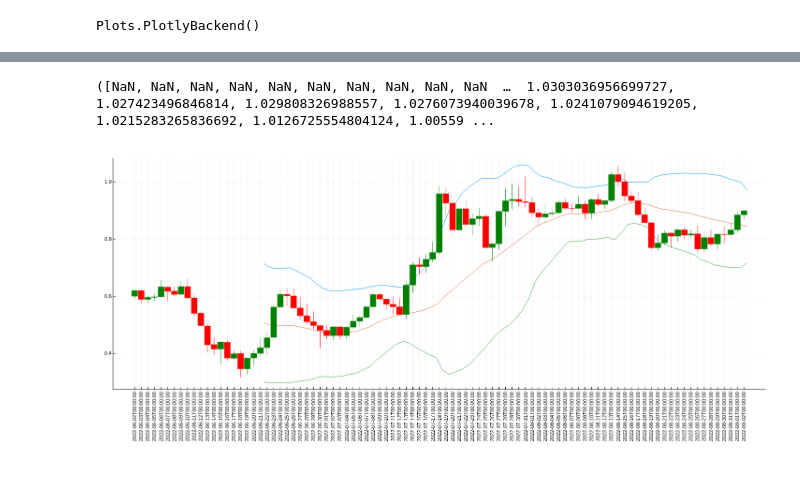
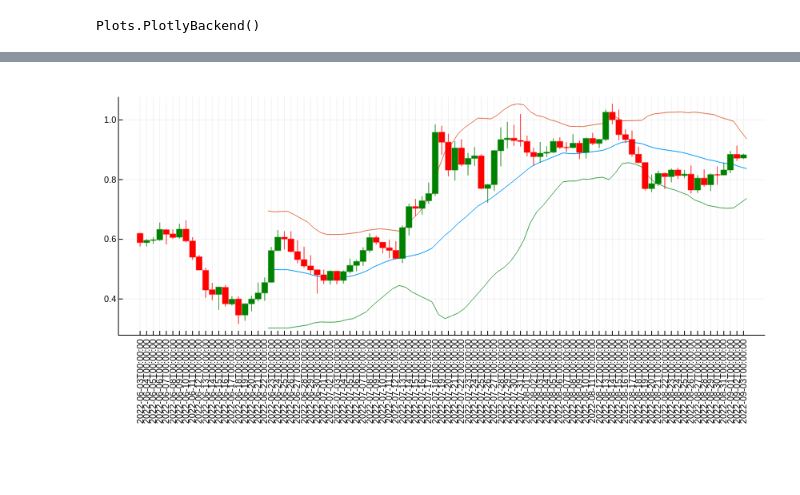
Before and after one commit to loribao/CodandoUsTrade, a Jupyter notebook: BollingerBands.ipynb, the cells around one changed output, grey strips where cells are left out. Cells and saved outputs as stored; diff of their text form; code cells hidden in the pictures.

```diff
--- a/BollingerBands.ipynb
+++ b/BollingerBands.ipynb
@@ -35,8 +36,9 @@ plotly()
 └ @ Plots /home/konira/.julia/packages/Plots/lW9ll/src/backends.jl:318
 Plots.PlotlyBackend()
 # %%
-(a,b,c) =BB([1,2,3,4,5,6,7,8,9],3,2)
-plot(a)
-plot!(b)
-plot!(c)
+(μₙ,bh,bl) = BB([1,2,3,4,5],3)
+
+plot(μₙ)
+plot!(bh)
+plot!(bl)
 # %% [output]
@@ -44,5 +46,6 @@ plot!(c)
 # %%
 using PyCall
 @pyimport vectorbt as vbt
-dados = vbt.BinanceData.download("MATICUSDT", start="2022-06-01",interval="1d").get()
+dados = vbt.BinanceData.download("MATICUSDT", start="2021-06-01",interval="1d").get()
+first(dados)
 # %% [output]
@@ -87,15 +63,11 @@ matic = DataFrame(timestamp=dados.index .|> c->c ,Close=dados.Close .|> c->c ,Op
-# %%
-(bh,μ,bl) = BB(matic.Close,20,2)
-# %% [output]
-([NaN, NaN, NaN, NaN, NaN, NaN, NaN, NaN, NaN, NaN  …  1.0303036956699727, 1.027423496846814, 1.029808326988557, 1.0276073940039678, 1.0241079094619205, 1.0215283265836692, 1.0126725554804124, 1.00559 ...
 # %%
-
-with(:plotly, size=(1200,700)) do
-      plot(bh)
-    plot!(μ)
-    plot!(bl)
-    p=plot!(TimeArray(matic, timestamp = :timestamp), seriestype = :candlestick)
-
+with(:plotly, size=(900,500)) do
+  amostragem = filter(row -> row.timestamp > DateTime("2022-06-02T00:00:00"),matic)
+  (μₙ,bh,bl) = BB(amostragem.Close,20,2)
+  plot(μₙ)
+  plot!(bh)
+  plot!(bl)
+  plot!(TimeArray(amostragem, timestamp = :timestamp), seriestype = :candlestick)
 end
 # %% [output]
-[figure, old version]
+[figure, new version]
```
Also changed, not shown: parts of 13 cells of this notebook, 6 other files.
